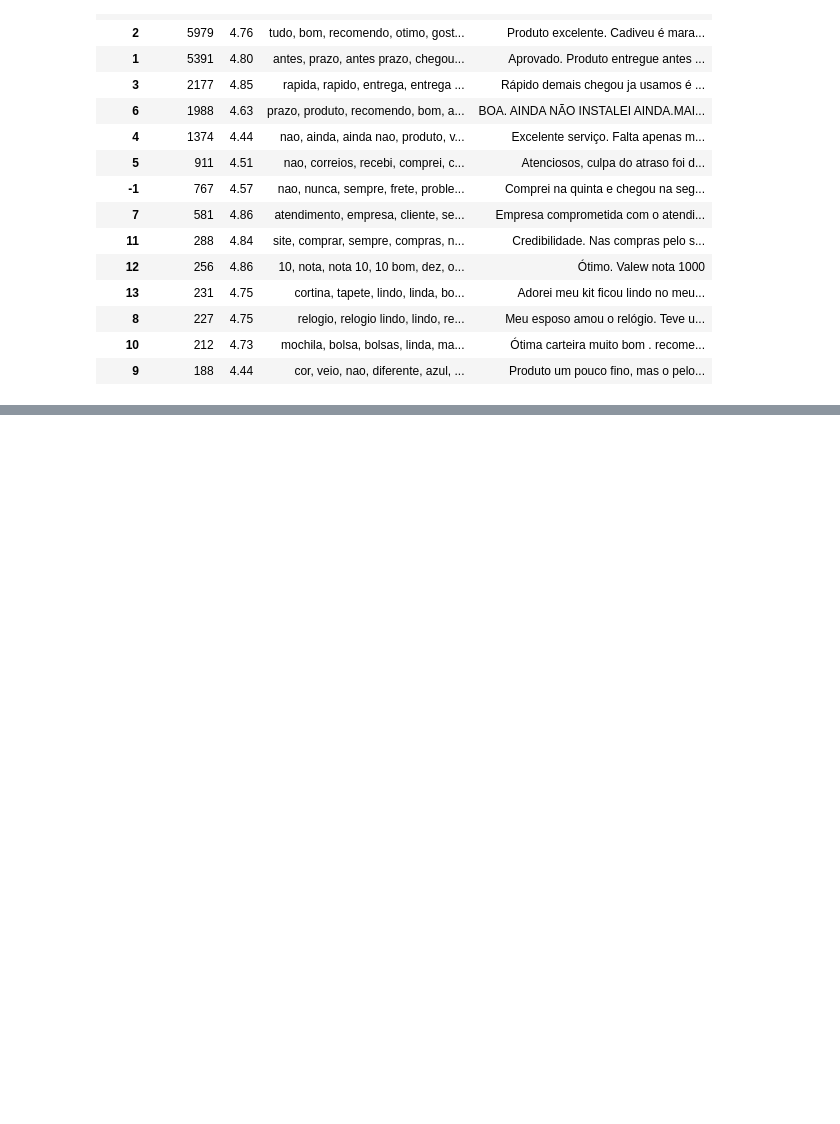
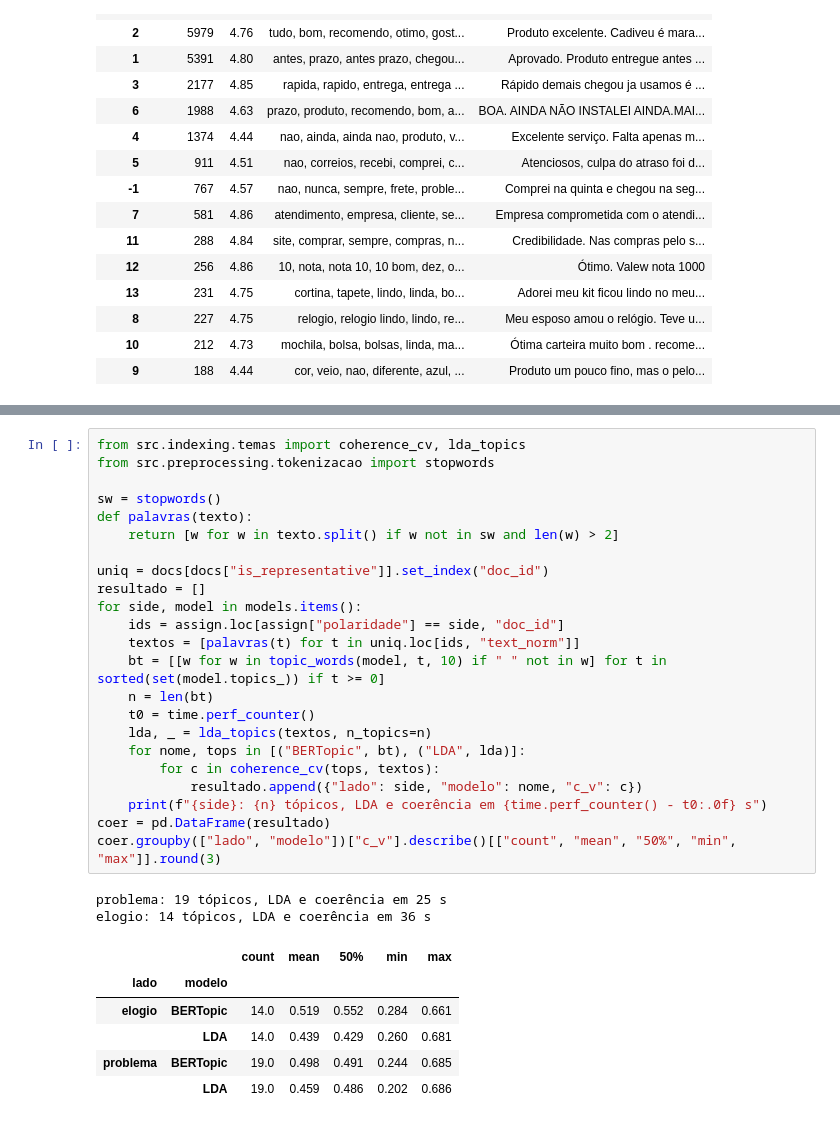
Before and after one commit to guillecosme/fiap-ai-scientist-tech-challenge-fase-04, a Jupyter notebook: notebooks/04_mapa_de_temas.ipynb, the cells around one changed output, grey strips where cells are left out. Saved outputs shown, nothing was run; the diff lists cells and outputs as text; blank space fills up the shorter version.

```diff
--- a/notebooks/04_mapa_de_temas.ipynb
+++ b/notebooks/04_mapa_de_temas.ipynb
@@ -118,0 +123,32 @@ A comparação com LDA e os temas nomeados vêm nas próximas etapas deste noteb
+# %%
+from src.indexing.temas import coherence_cv, lda_topics
+from src.preprocessing.tokenizacao import stopwords
+
+sw = stopwords()
+def palavras(texto):
+    return [w for w in texto.split() if w not in sw and len(w) > 2]
+
+uniq = docs[docs["is_representative"]].set_index("doc_id")
+resultado = []
+for side, model in models.items():
+    ids = assign.loc[assign["polaridade"] == side, "doc_id"]
+    textos = [palavras(t) for t in uniq.loc[ids, "text_norm"]]
+    bt = [[w for w in topic_words(model, t, 10) if " " not in w] for t in sorted(set(model.topics_)) if t >= 0]
+    n = len(bt)
+    t0 = time.perf_counter()
+    lda, _ = lda_topics(textos, n_topics=n)
+    for nome, tops in [("BERTopic", bt), ("LDA", lda)]:
+        for c in coherence_cv(tops, textos):
+            resultado.append({"lado": side, "modelo": nome, "c_v": c})
+    print(f"{side}: {n} tópicos, LDA e coerência em {time.perf_counter() - t0:.0f} s")
+coer = pd.DataFrame(resultado)
+coer.groupby(["lado", "modelo"])["c_v"].describe()[["count", "mean", "50%", "min", "max"]].round(3)
+# %% [output]
+problema: 19 tópicos, LDA e coerência em 25 s
+elogio: 14 tópicos, LDA e coerência em 36 s
+|  |  | count | mean | 50% | min | max |
+| lado | modelo |  |  |  |  |  |
+| elogio | BERTopic | 14.0 | 0.519 | 0.552 | 0.284 | 0.661 |
+|  | LDA | 14.0 | 0.439 | 0.429 | 0.260 | 0.681 |
+| problema | BERTopic | 19.0 | 0.498 | 0.491 | 0.244 | 0.685 |
+|  | LDA | 19.0 | 0.459 | 0.486 | 0.202 | 0.686 |
```
Also changed, not shown: parts of 7 cells of this notebook, 2 other files.
